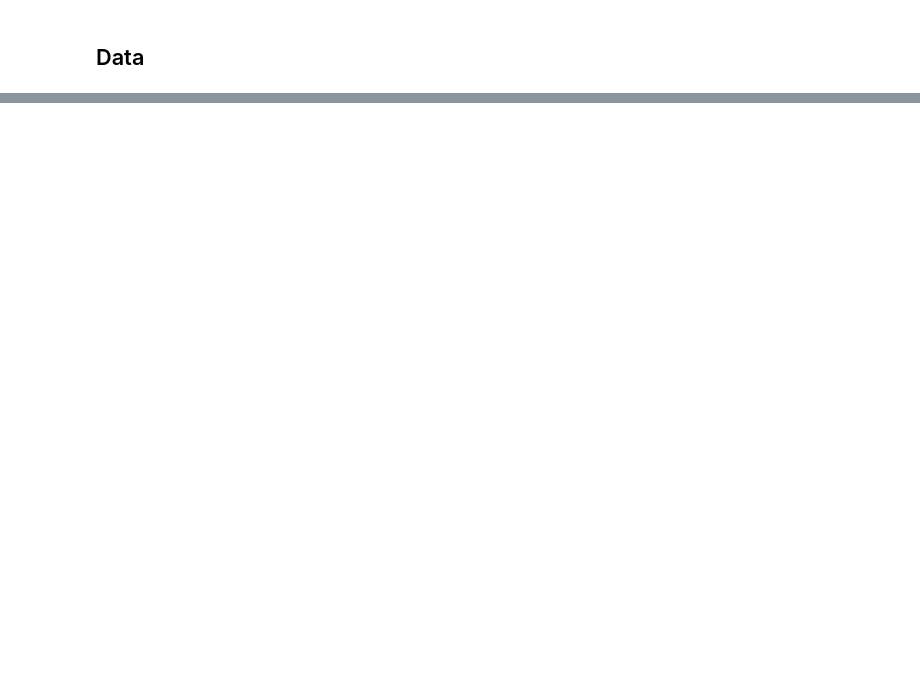
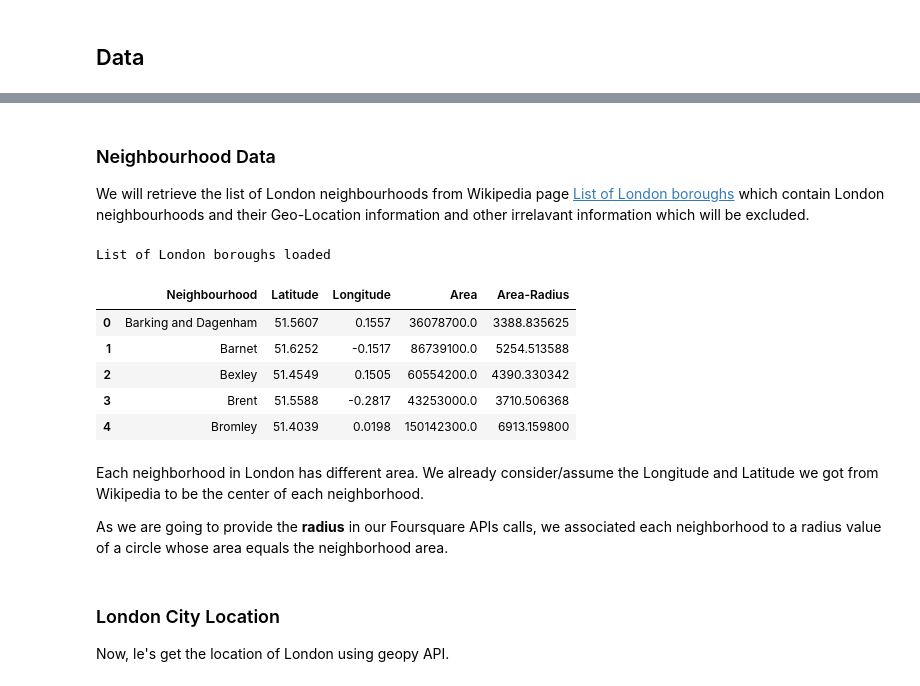
Before and after one commit to hamadazein84/Coursera_Capstone, a Jupyter notebook: week-4/assignment.ipynb, the cells around one changed output, grey strips where cells are left out. Cells and saved outputs as stored; diff of their text form; code cells hidden in the pictures; blank space fills up the shorter version.

Commit message:
Initial London Visualization

```diff
--- a/week-4/assignment.ipynb
+++ b/week-4/assignment.ipynb
@@ -78,0 +57,72 @@ london_df.head()
+# %% [markdown]
+### Neighbourhood Data
+We will retrieve the list of London neighbourhoods from Wikipedia page [List of London boroughs](#https://en.wikipedia.org/wiki/List_of_London_boroughs) which contain London neighbourhoods and their Geo-Location information and other irrelavant information which will be excluded.
+# %%
+# Funtion to calculate area in meter square from mile square
+def convert_mi2_m2(row) :
+    mi_2 = row["Area (sq mi)"]
+    m_2 = mi_2 * 2590000
+    return m_2
+
+# function to calculate Circle radius in meteres from meter square area
+def convert_area_radius(row) :
+    area = row["Area"]
+    radius = math.sqrt((area / math.pi))
+    return radius
+
+# read html tables from the Wikipedia page
+dfs = pd.read_html('https://en.wikipedia.org/wiki/List_of_London_boroughs')
+print('List of London boroughs loaded')
+
+# we get 2 dataframes so we concat them into one dataframe
+df = pd.concat([dfs[0], dfs[1]])
+
+# Caclculate Area and radius in metric measurements
+df["Area"] = df.apply(lambda row : convert_mi2_m2(row), axis=1)
+df["Area-Radius"] = df.apply(lambda row : convert_area_radius(row), axis=1)
+
+# extract only the columns we are interested in
+london_df = df[['Borough', 'Co-ordinates', 'Area', 'Area-Radius']].reset_index(drop=True)
+london_df.rename(columns={'Borough' : 'Neighbourhood'}, inplace = True)
+
+# clean Borough from [note 1]
+note_regex = re.compile(r"\[note \d]")
+london_df['Neighbourhood'] = london_df['Neighbourhood'].str.replace(pat=note_regex, repl='', regex=True)
+
+#Split the Co-ordinates column into 2 columns for DMS and Decimal geo-formats
+london_df[['Co-ordinates_DMS', 'Co-ordinates_DEC']] = london_df['Co-ordinates'].str.split(pat=' / ', expand=True)
+london_df[['Latitude', 'Longitude']] = london_df['Co-ordinates_DEC'].str.split(expand=True)
+
+# extract and clean Latitude and Longitude from Co-ordinates_DEC
+def clean_dec(dec_str):
+
+    sign = -1 if re.search('[swSW]', dec_str) else 1
+    dec_str = re.sub(r'°.', '', dec_str)
+    dec_str = re.sub(' ', '', dec_str)
+    dec_str = re.sub(u'\ufeff', '', dec_str)
+
+    return sign * (float(dec_str))
+
+london_df['Latitude'] = london_df['Latitude'].apply(clean_dec)
+london_df['Longitude'] = london_df['Longitude'].apply(clean_dec)
+
+# extract only needed columns
+london_df = london_df[['Neighbourhood', 'Latitude', 'Longitude', 'Area', 'Area-Radius']]
+
+london_df.head()
+# %% [output]
+List of London boroughs loaded
+|  | Neighbourhood | Latitude | Longitude | Area | Area-Radius |
+| 0 | Barking and Dagenham | 51.5607 | 0.1557 | 36078700.0 | 3388.835625 |
+| 1 | Barnet | 51.6252 | -0.1517 | 86739100.0 | 5254.513588 |
+| 2 | Bexley | 51.4549 | 0.1505 | 60554200.0 | 4390.330342 |
+| 3 | Brent | 51.5588 | -0.2817 | 43253000.0 | 3710.506368 |
+| 4 | Bromley | 51.4039 | 0.0198 | 150142300.0 | 6913.159800 |
+# %% [markdown]
+Each neighborhood in London has different area. We already consider/assume the Longitude and Latitude we got from Wikipedia to be the center of each neighborhood.
+
+As we are going to provide the **radius** in our Foursquare APIs calls, we associated each neighborhood to a radius value of a circle whose area equals the neighborhood area.
+# %% [markdown]
+### London City Location
+
+Now, le's get the location of London using geopy API.
```
Also changed, not shown: parts of 19 cells of this notebook, 1 other file.
